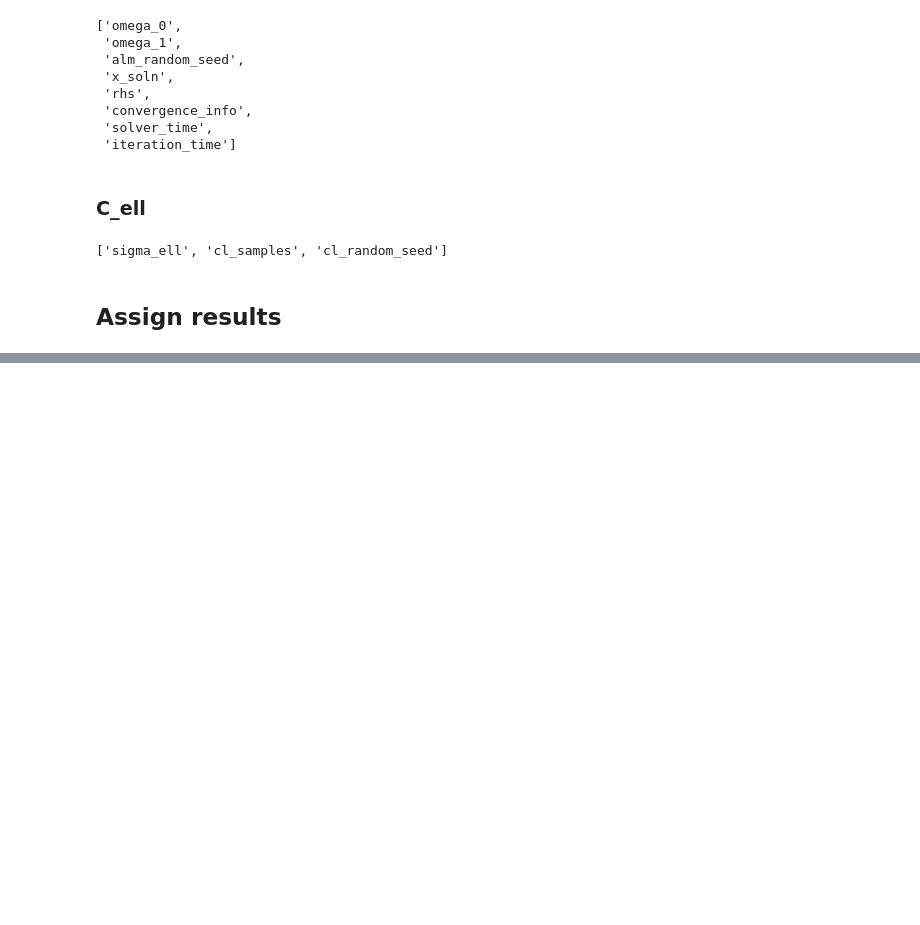
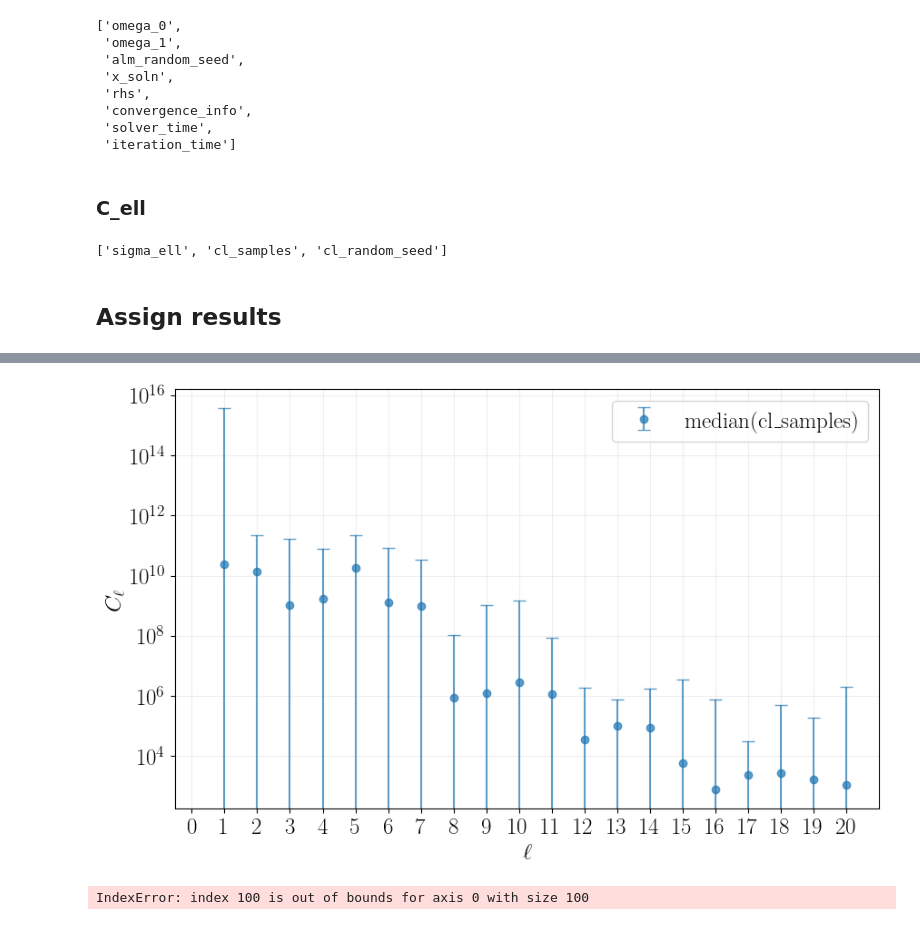
Before and after one commit to katrinealice/cl_sampler_analysis, a Jupyter notebook: cl_plots.ipynb, the cells around one changed output, grey strips where cells are left out. Cells and saved outputs as stored; diff of their text form; code cells hidden in the pictures; blank space fills up the shorter version.

```diff
--- a/cl_plots.ipynb
+++ b/cl_plots.ipynb
@@ -536,11 +693,8 @@ key = 0
 for filename in cl_file_list:
     result = np.load(filename)
 
-    sigma_ell = result['sigma_ell']
-    cl_sample = result['cl_samples']
-
-
     # Combine solutions to array
-    sigma_ells[key] = sigma_ell
+    sigma_ells[key] = result['sigma_ell']
+    cl_samples[key] = result['cl_samples']
 
     key += 1
@@ -546,0 +1022,42 @@ for filename in cl_file_list:
+# %%
+def cl_plot(cl_samples, lmax, hp_cl=None, lmin=0, yscale='log', label='median(cl_samples)'):
+    # skipping ell=0
+    unique_ell = np.arange(lmin,lmax+1)
+    cl_median = np.median(cl_samples, axis=0)
+    cl_std = np.std(cl_samples, axis=0)
+
+    plt.figure(figsize=(10,6))
+    if np.any(hp_cl) != None:
+        hp_cl_median = np.median(hp_cl, axis=0)
+        hp_cl_std = np.std(hp_cl, axis=0)
+
+        plt.errorbar(x=unique_ell,
+                     y= cl_median/hp_cl_median[lmin:],
+                     yerr= cl_std/hp_cl_median[lmin:],
+                     fmt='o',
+                     alpha=0.7, label='median(cl_samples)-median(hp_cl)')
+    else:
+        plt.errorbar(x=unique_ell,
+                     y= cl_median,
+                     yerr= cl_std,
+                     fmt='o',
+                     alpha=0.7, label=label)
+
+    plt.yscale(yscale)
+    plt.legend()
+    _ = plt.xticks(np.arange(0, lmax+1, step=1))
+    plt.xlim([-0.5,lmax+1])
+    plt.grid(alpha=0.2)
+    plt.xlabel(r'$\ell$')
+    plt.ylabel(r'$C_{\ell}$')
+    # plt.axhline(1, ls='--', color='black')
+# %%
+cl_plot(cl_samples,lmin=1,lmax=lmax)
+# %% [output]
+[figure, added]
+# %%
+hp_cl = np.zeros(shape=(100,lmax+1))
+for i, x_soln in enumerate(x_solns):
+    hp_cl[i] = hp.alm2cl(alms2healpy(x_soln,lmax))
+# %% [output]
+IndexError: index 100 is out of bounds for axis 0 with size 100
```
Also changed, not shown: parts of 29 cells of this notebook, 1 other file.
